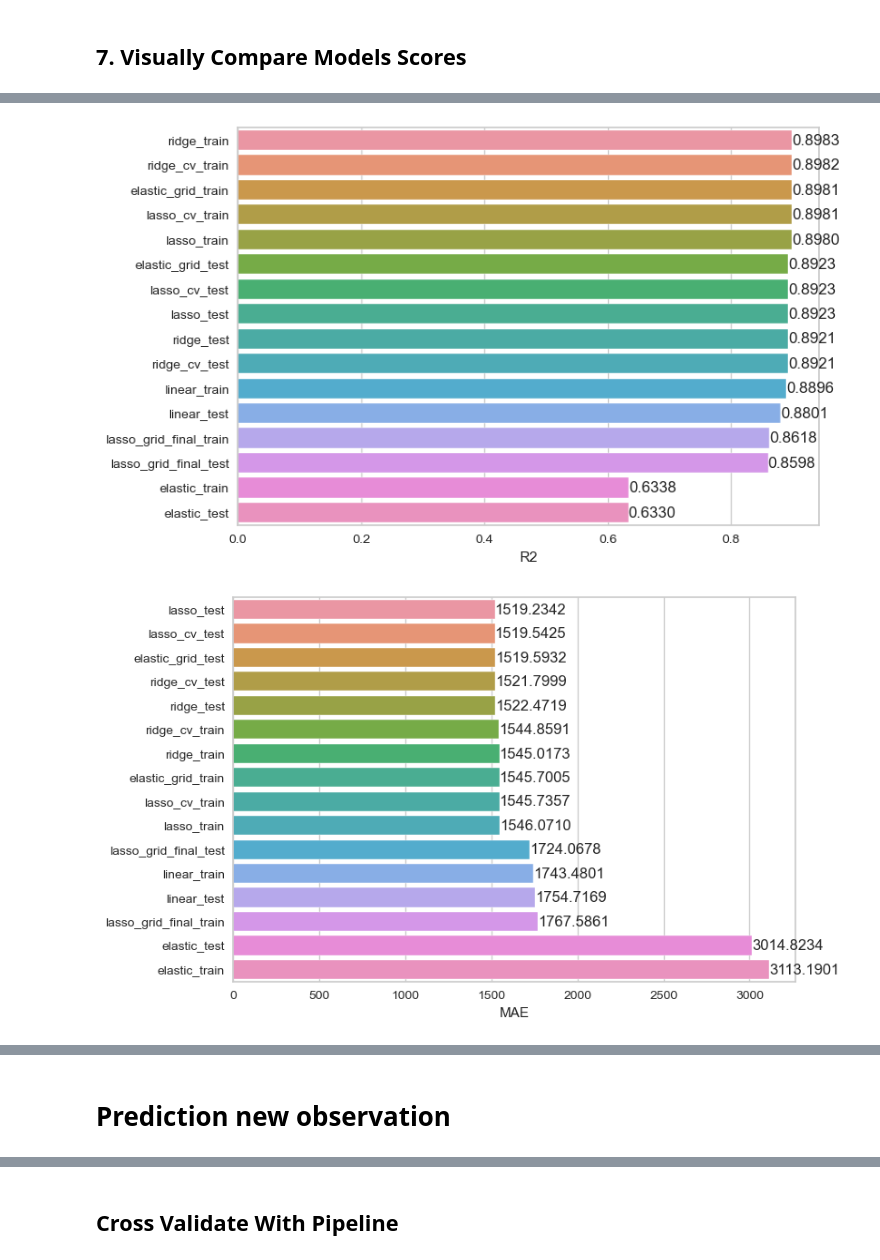
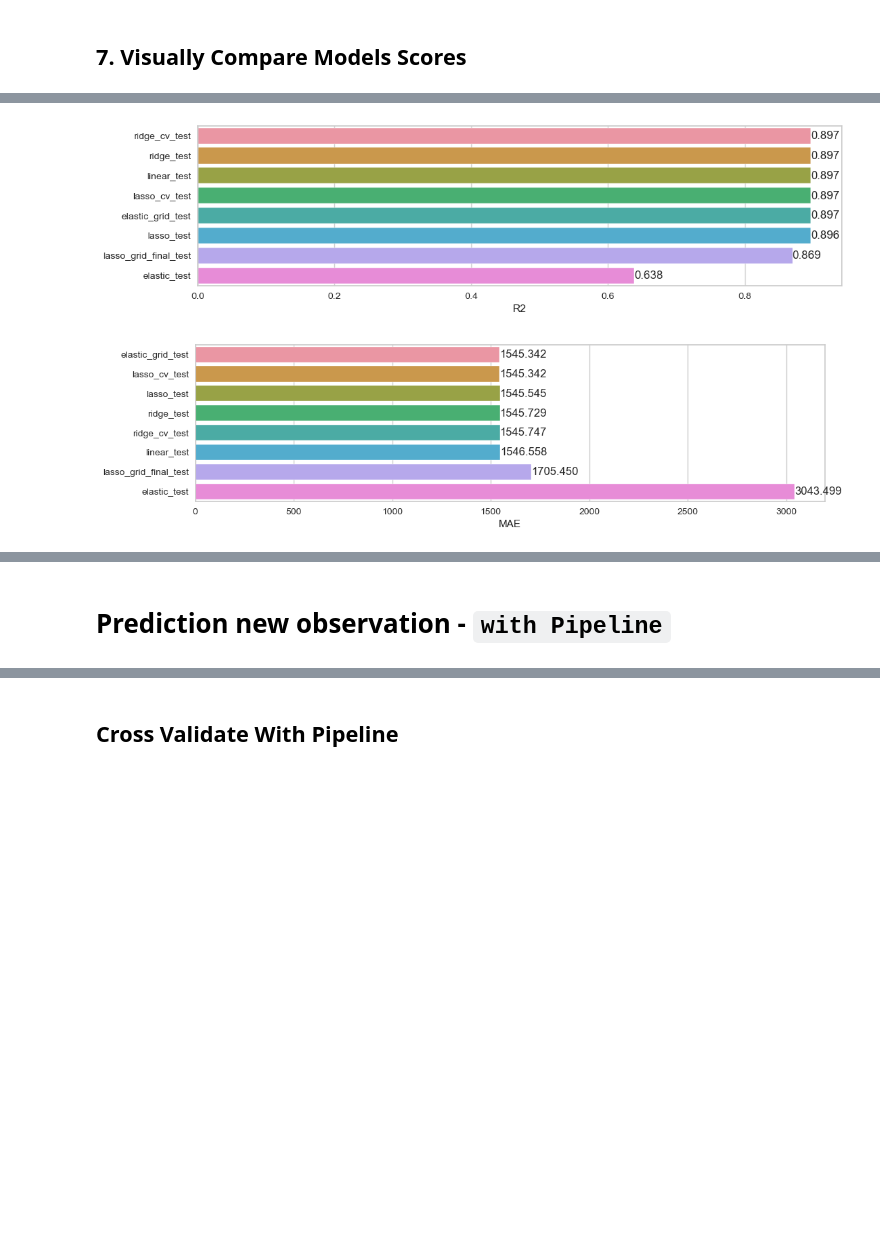
Before and after one commit to celik-muhammed/ML-Autoscout-Car-Price-Prediction-Project, a Jupyter notebook: ML-AutoScout_Multiple_Linear_Regression_with_Regularization_Part-4.ipynb, the cells around one changed output, grey strips where cells are left out. Cells and saved outputs as stored; diff of their text form; code cells hidden in the pictures; blank space fills up the shorter version.

```diff
--- a/ML-AutoScout_Multiple_Linear_Regression_with_Regularization_Part-4.ipynb
+++ b/ML-AutoScout_Multiple_Linear_Regression_with_Regularization_Part-4.ipynb
@@ -2227,3 +2173,22 @@ dict_keys(['cv', 'error_score', 'estimator__memory', 'estimator__steps', 'estima
+# %%
+scaler = MinMaxScaler()
+lasso = Lasso(
+    random_state=random_state
+)
+model = Pipeline([
+    ("scaler", scaler),
+    ("lasso", lasso)
+])
+param_grid = {
+    "lasso__alpha":np.linspace(0.1, 0.2, 6)
+}
+grid_model_final = GridSearchCV(
+    estimator = model,
+    param_grid = param_grid,
+    scoring = 'neg_root_mean_squared_error',
+    cv =10
+)
+# grid_model_final.get_params().keys()
 # %%
 grid_model_final.fit(X_train, y_train)
 # %% [output]
@@ -2266,0 +2208,3 @@ grid_model_final.best_score_
+# %%
+gm_final = get_metrics_train_test(grid_model_final, X_train, y_train, X_test, y_test, "lasso_grid_final")
+gm_final
@@ -2266,0 +2218,3 @@ grid_model_final.best_score_
+# %%
+df_scores = pd.concat([ls, rs, rcs, lss, lcs, es, gm, gm_final], axis = 1)
+df_scores
@@ -2323,12 +2262,15 @@ scores
+# %%
+scores = df_scores.T.droplevel(0)
+scores = scores[scores.index.map(lambda x: 'test' in x)]
 # %%
 #metrics = scores.columns
 for i, j in enumerate(scores):
     ascending = False if (j=="R2") else True
     compare = scores.sort_values(by=j, ascending=ascending)
 
-    plt.figure(i)
+    plt.figure(i, figsize=(12,3))
     ax = sns.barplot(x = compare[j] , y= compare.index)
-    ax.bar_label(ax.containers[0], fmt="%.4f");
+    ax.bar_label(ax.containers[0], fmt="%.3f");
 # %% [output]
-[figure, old version]
+[figure, new version]
-[figure, old version]
+[figure, new version]
@@ -2337,5 +2279,5 @@ for i, j in enumerate(scores):
 # %% [markdown]
-# Prediction new observation
+# Prediction new observation - `with Pipeline`
 # %%
 X = df_final.drop(columns=["price"])
 y = df_final["price"]
```
Also changed, not shown: parts of 260 cells of this notebook, 1 other file.
